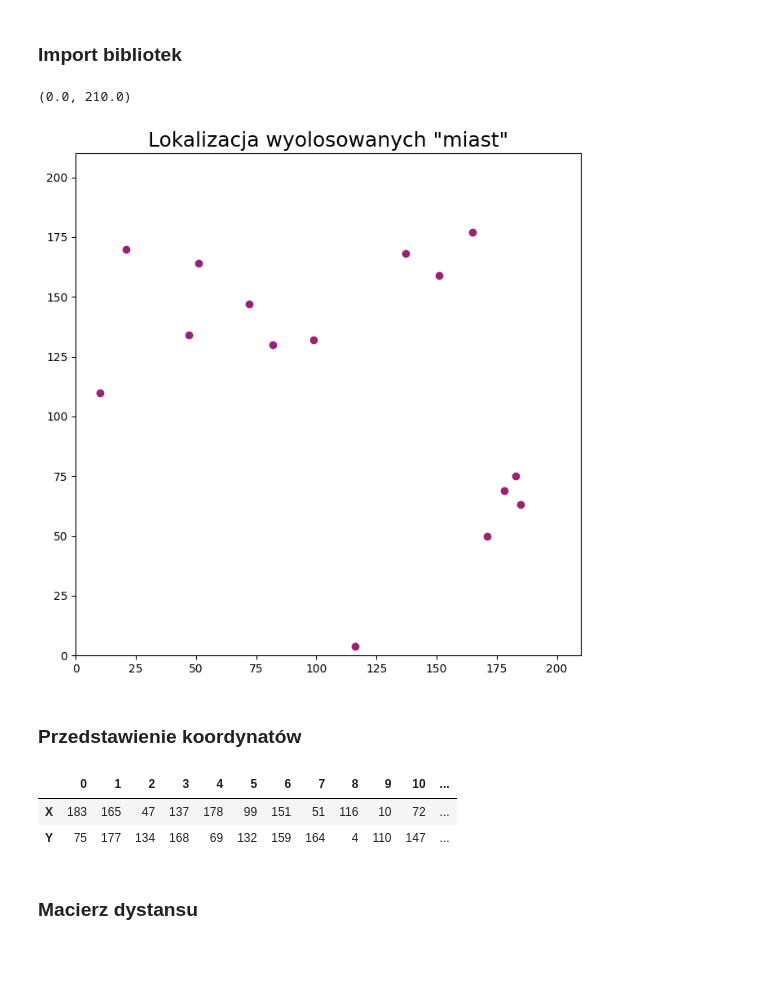
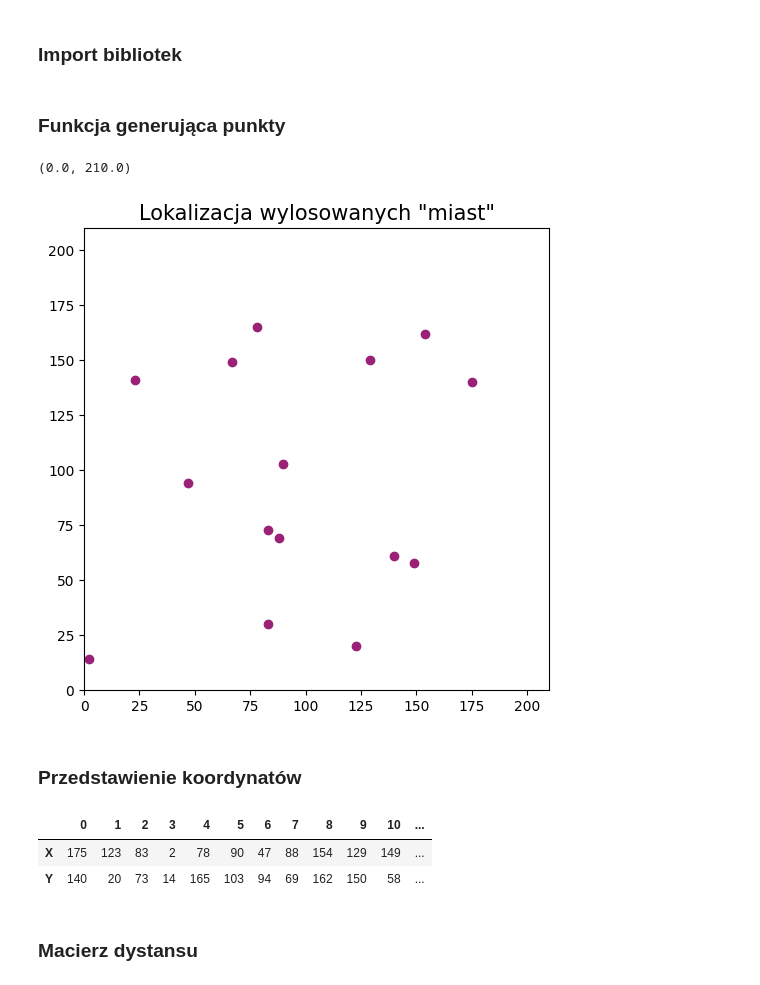
Before and after one commit to IzaKarczewska/Computational-Engineering, a Jupyter notebook: TravelingSalesmanProblem/Komivoyager.ipynb, the cells around one changed output. Drawn from its saved outputs; the diff is of its cells as text; code cells hidden in the pictures; blank space fills up the shorter version.

```diff
--- a/TravelingSalesmanProblem/Komivoyager.ipynb
+++ b/TravelingSalesmanProblem/Komivoyager.ipynb
@@ -12,25 +11,27 @@ from scipy.spatial import distance
 from scipy.spatial import distance_matrix
-# %%
-def generate_cities(n, area_size):
-    return pd.DataFrame({"X": np.random.randint(area_size, size=n), "Y": np.random.randint(area_size, size=n)})
+# %% [markdown]
+### Funkcja generująca punkty
+# %%
+def generate_cities(n_cities, area_size):
+    return pd.DataFrame({"X": np.random.randint(area_size, size=n_cities), "Y": np.random.randint(area_size, size=n_cities)})
 # %%
 cities = generate_cities(15, 200)
-plt.figure(figsize = (8,8))
+plt.figure(figsize = (6,6))
 plt.scatter(cities.X, cities.Y, color="#9B2177")
-plt.title('Lokalizacja wyolosowanych "miast"', fontsize=18)
+plt.title('Lokalizacja wylosowanych "miast"', fontsize=15)
 plt.xlim(0,210)
 plt.ylim(0,210)
 # %% [output]
 (0.0, 210.0)
-[figure, old version]
+[figure, new version]
 # %% [markdown]
 ### Przedstawienie koordynatów
 # %%
 display(cities.T)
 # %% [output]
 |  | 0 | 1 | 2 | 3 | 4 | 5 | 6 | 7 | 8 | 9 | 10 | ... |
-| X | 183 | 165 | 47 | 137 | 178 | 99 | 151 | 51 | 116 | 10 | 72 | ... |
-| Y | 75 | 177 | 134 | 168 | 69 | 132 | 159 | 164 | 4 | 110 | 147 | ... |
+| X | 175 | 123 | 83 | 2 | 78 | 90 | 47 | 88 | 154 | 129 | 149 | ... |
+| Y | 140 | 20 | 73 | 14 | 165 | 103 | 94 | 69 | 162 | 150 | 58 | ... |
 # %% [markdown]
 ### Macierz dystansu
 # %%
```
Also changed, not shown: parts of 30 cells of this notebook.
